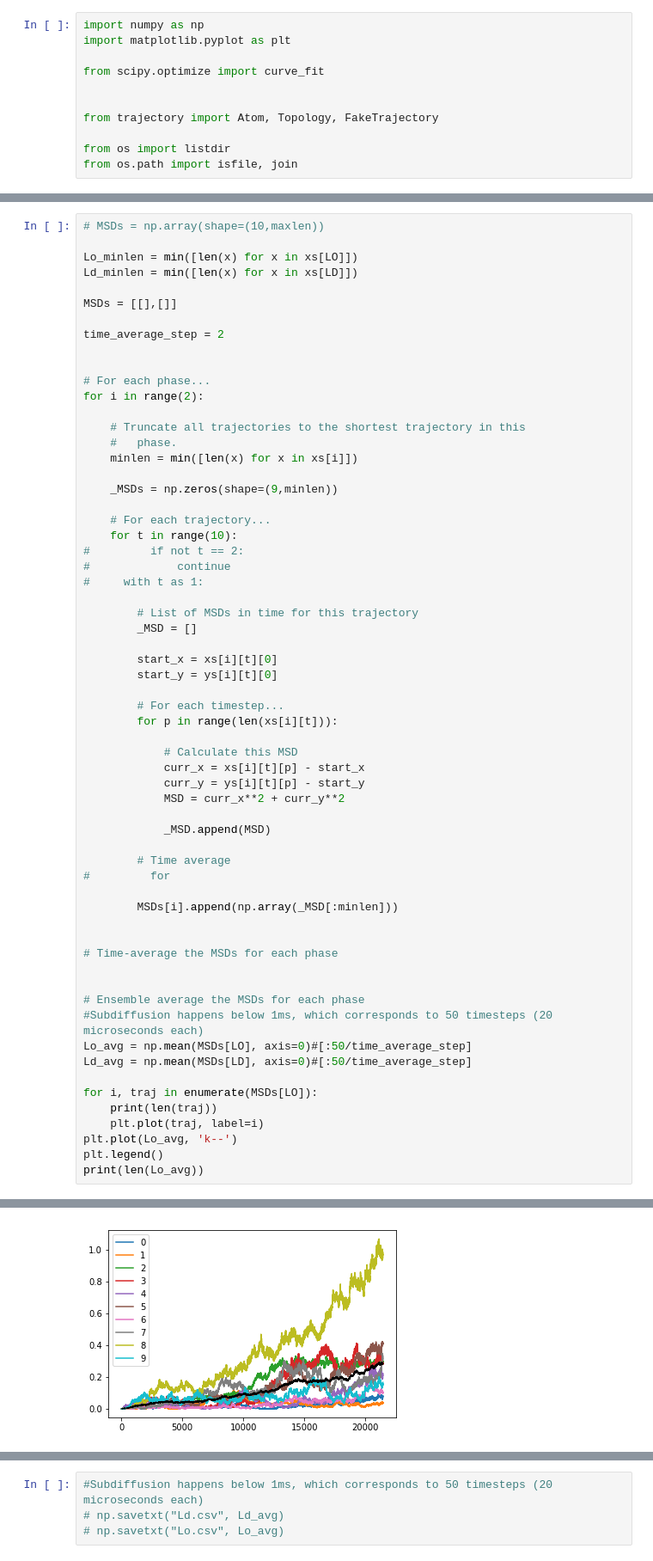
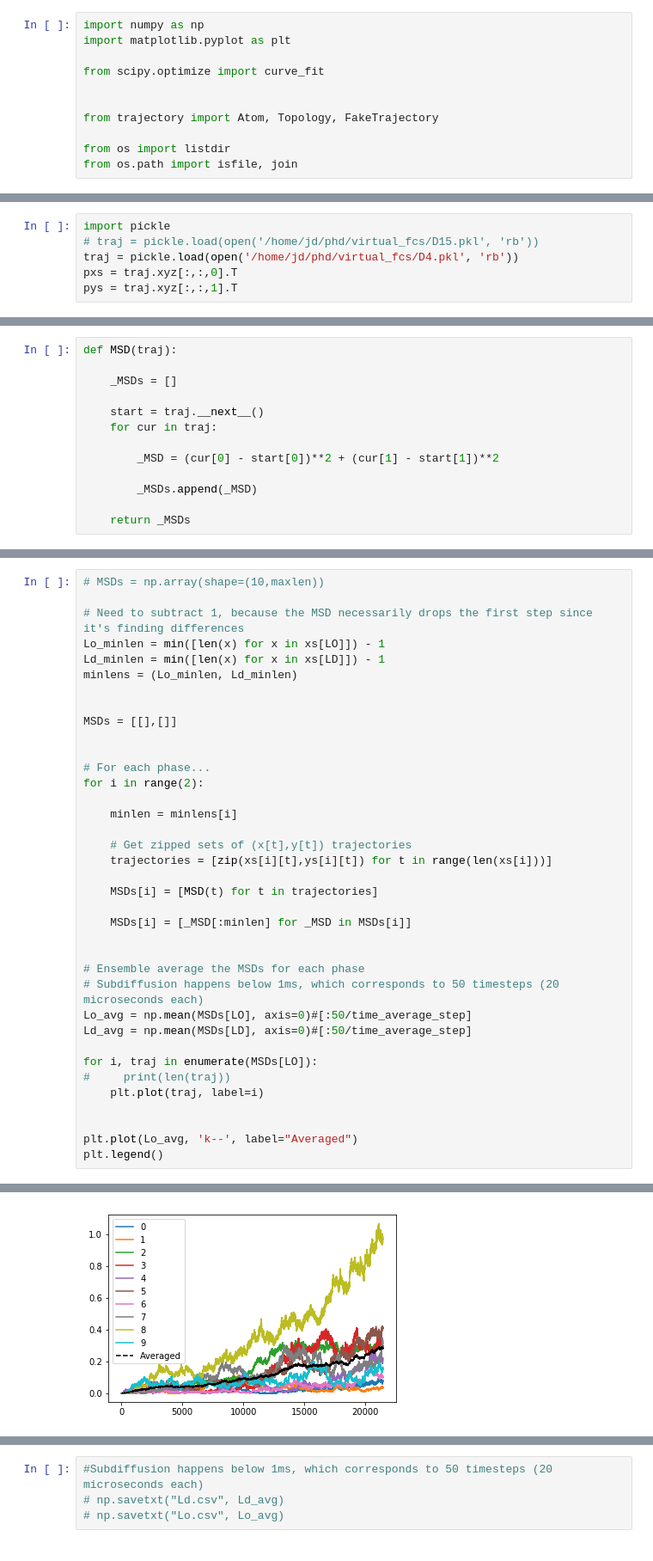
Before and after one commit to jdrusso/virtual-fcs, a Jupyter notebook: MSD Analysis.ipynb, the cells around one changed output, grey strips where cells are left out. Shown at 86% size. Cells and saved outputs as stored; diff of their text form.

```diff
--- a/MSD Analysis.ipynb
+++ b/MSD Analysis.ipynb
@@ -57,0 +41,6 @@ Imported 25099 timesteps of data.
+# %%
+import pickle
+# traj = pickle.load(open('/home/jd/phd/virtual_fcs/D15.pkl', 'rb'))
+traj = pickle.load(open('/home/jd/phd/virtual_fcs/D4.pkl', 'rb'))
+pxs = traj.xyz[:,:,0].T
+pys = traj.xyz[:,:,1].T
@@ -67,0 +65,13 @@ maxlen = min([len(x) for x in xs[0]])
+# %%
+def MSD(traj):
+
+    _MSDs = []
+
+    start = traj.__next__()
+    for cur in traj:
+
+        _MSD = (cur[0] - start[0])**2 + (cur[1] - start[1])**2
+
+        _MSDs.append(_MSD)
+
+    return _MSDs
@@ -68,63 +101,38 @@ maxlen = min([len(x) for x in xs[0]])
 # %%
 # MSDs = np.array(shape=(10,maxlen))
 
-Lo_minlen = min([len(x) for x in xs[LO]])
-Ld_minlen = min([len(x) for x in xs[LD]])
+# Need to subtract 1, because the MSD necessarily drops the first step since it's finding differences
+Lo_minlen = min([len(x) for x in xs[LO]]) - 1
+Ld_minlen = min([len(x) for x in xs[LD]]) - 1
+minlens = (Lo_minlen, Ld_minlen)
+
 
 MSDs = [[],[]]
-
-time_average_step = 2
 
 
 # For each phase...
 for i in range(2):
 
-    # Truncate all trajectories to the shortest trajectory in this
-    #   phase.
-    minlen = min([len(x) for x in xs[i]])
+    minlen = minlens[i]
 
-    _MSDs = np.zeros(shape=(9,minlen))
+    # Get zipped sets of (x[t],y[t]) trajectories
+    trajectories = [zip(xs[i][t],ys[i][t]) for t in range(len(xs[i]))]
 
-    # For each trajectory...
-    for t in range(10):
-#         if not t == 2:
-#             continue
-#     with t as 1:
+    MSDs[i] = [MSD(t) for t in trajectories]
 
-        # List of MSDs in time for this trajectory
-        _MSD = []
-
-        start_x = xs[i][t][0]
-        start_y = ys[i][t][0]
-
-        # For each timestep...
-        for p in range(len(xs[i][t])):
-
-            # Calculate this MSD
-            curr_x = xs[i][t][p] - start_x
-            curr_y = ys[i][t][p] - start_y
-            MSD = curr_x**2 + curr_y**2
-
-            _MSD.append(MSD)
-
-        # Time average
-#         for
-
-        MSDs[i].append(np.array(_MSD[:minlen]))
-
-
-# Time-average the MSDs for each phase
+    MSDs[i] = [_MSD[:minlen] for _MSD in MSDs[i]]
 
 
 # Ensemble average the MSDs for each phase
-#Subdiffusion happens below 1ms, which corresponds to 50 timesteps (20 microseconds each)
+# Subdiffusion happens below 1ms, which corresponds to 50 timesteps (20 microseconds each)
 Lo_avg = np.mean(MSDs[LO], axis=0)#[:50/time_average_step]
 Ld_avg = np.mean(MSDs[LD], axis=0)#[:50/time_average_step]
 
 for i, traj in enumerate(MSDs[LO]):
-    print(len(traj))
+#     print(len(traj))
     plt.plot(traj, label=i)
-plt.plot(Lo_avg, 'k--')
+
+
+plt.plot(Lo_avg, 'k--', label="Averaged")
 plt.legend()
-print(len(Lo_avg))
 # %% [output]
@@ -142 +140 @@ print(len(Lo_avg))
-[figure, old version]
+[figure, new version]
```
Also changed, not shown: parts of 45 cells of this notebook, 2 other files.
